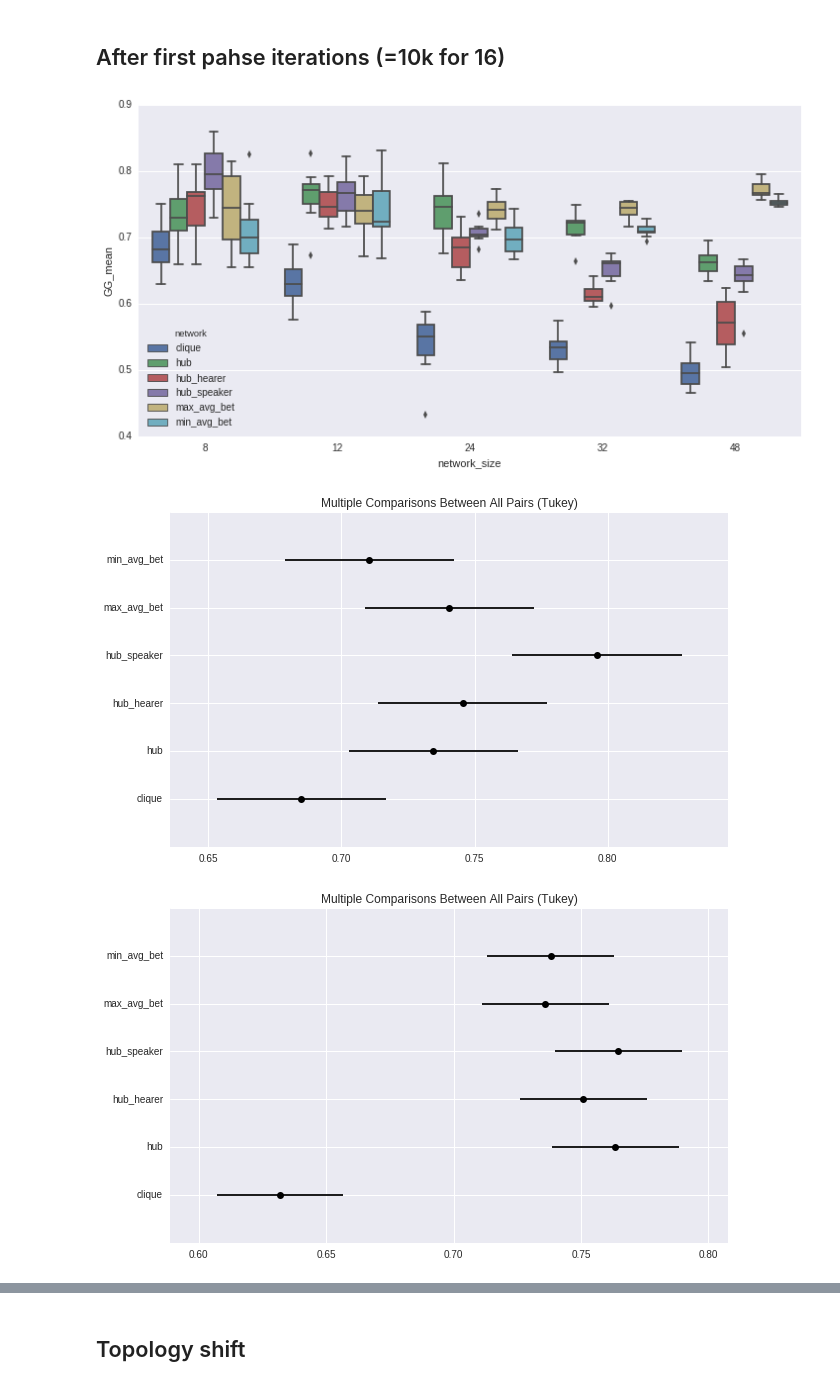
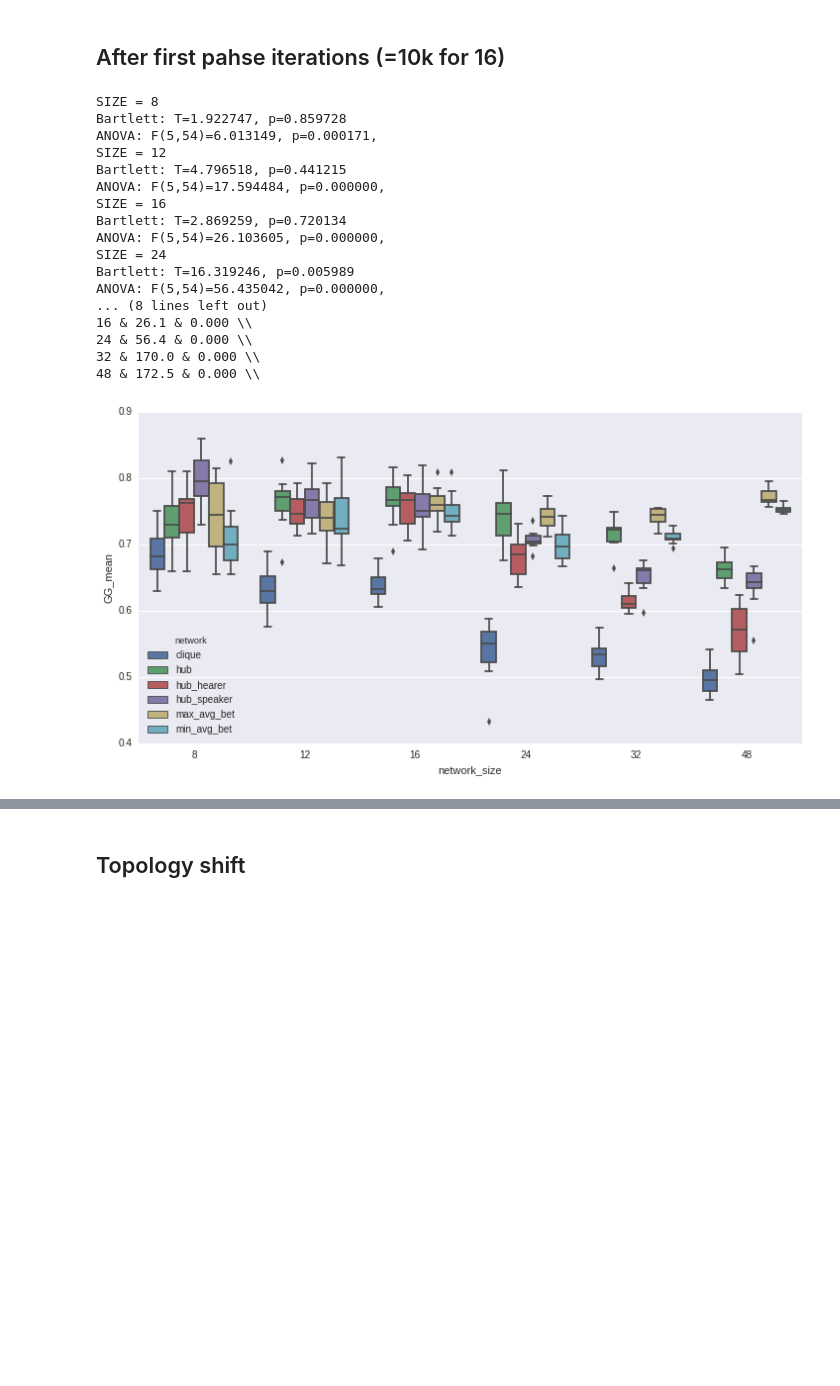
Before and after one commit to zubekj/cog-abm, a Jupyter notebook: rev_statistical_analysis.ipynb, the cells around one changed output, grey strips where cells are left out. Saved outputs shown, nothing was run; the diff lists cells and outputs as text; code cells hidden in the pictures; blank space fills up the shorter version.

```diff
--- a/rev_statistical_analysis.ipynb
+++ b/rev_statistical_analysis.ipynb
@@ -13,6 +16,9 @@ def load_data(path):
     g = df.groupby(['network_size', 'network', 'simulation'])
     df['it2'] = g.cumcount()
     df.sort_values(['network_size', 'network', 'simulation', 'it'], inplace=True)
+    for c in df.columns:
+        if c.endswith('_avar') or (c.endswith('_mean') and c not in ('GG_mean', 'CL_mean')):
+            del df[c]
     return df
 # %%
 env_shift = load_data('ext_env_shift_results_vi.csv')
@@ -19,0 +77,9 @@ top_shift = load_data('ext_top_shift_results_vi.csv')
+# %%
+ts16 = load_old('raw_data_N16/shift_sim_data/', r'^data_(?P<network>\w+)_to_clique_(?P<measure>\w+)(?P<simulation>\d)$')
+es16 = load_old('raw_data_N16/env_shift_gauss_sim_data/', r'^data_env_training(?P<network>[a-z_]+)(?P<measure>[A-Z_]+)_(?P<simulation>\d)$')
+
+env_shift = pd.concat([env_shift, es16])
+top_shift = pd.concat([top_shift, ts16])
+
+env_shift.sort_values(['network_size', 'network', 'simulation', 'it'], inplace=True)
+top_shift.sort_values(['network_size', 'network', 'simulation', 'it'], inplace=True)
@@ -38,14 +118,29 @@ plt.rcParams['figure.figsize']=(12,6)
 # %%
 def do_anal(df, dv, alpha=0.05):
     sizes = sorted(set(df['network_size']))
+    networks = sorted(set(df['network']))
+    #print([n for n in sizes])
+    #print([net for net in networks])
     sns.boxplot(data=df, y=dv, x='network_size', hue='network')
+    tab = []
     for N in sizes:
         dfn = df[df.network_size == N]
+        print("SIZE = %d" % N)
+        grp = [dfn[dfn.network == net][dv] for net in networks]
+        T, p = bartlett(*grp)
+        print("Bartlett: T=%f, p=%f" % (T, p))
+        #H, p = kruskal(*grp)
+        #print("Kruskal-Wallis: H=%f, p=%f" % (H, p))
         # mm = mixedlm(dv + ' ~ network', df, groups=df['network_size']).fit()
+        mm = ols(dv + ' ~ network', dfn).fit()
+        print("ANOVA: F(%d,%d)=%f, p=%f, " % (mm.df_model, mm.df_resid, mm.fvalue, mm.f_pvalue))
         # print(mm.summary())
         mcomp = pairwise_tukeyhsd(endog=dfn[dv], groups=dfn['network'], alpha=alpha)
-        mcomp.plot_simultaneous()
+        # mcomp.plot_simultaneous()
         # print(mcomp.summary())
+        tab.append('%d & %.1f & %.3f \\\\' % (N, mm.fvalue, mm.f_pvalue))
+    for row in tab:
+        print(row)
 # %% [markdown]
 ## After first pahse iterations (=10k for 16)
 # %%
@@ -53,8 +148,23 @@ df = top_shift
 p1_CSL = df[df.it2==phase1][cols + ['GG_mean']]
 p1_CSG = df[df.it2==phase1][cols + ['CL_mean']]
 # %%
-do_anal(p1_CSL, 'GG_mean')
+mm = do_anal(p1_CSL, 'GG_mean')
 # %% [output]
+SIZE = 8
+Bartlett: T=1.922747, p=0.859728
+ANOVA: F(5,54)=6.013149, p=0.000171,
+SIZE = 12
+Bartlett: T=4.796518, p=0.441215
+ANOVA: F(5,54)=17.594484, p=0.000000,
+SIZE = 16
+Bartlett: T=2.869259, p=0.720134
+ANOVA: F(5,54)=26.103605, p=0.000000,
+SIZE = 24
+Bartlett: T=16.319246, p=0.005989
+ANOVA: F(5,54)=56.435042, p=0.000000,
+... (8 lines left out)
+16 & 26.1 & 0.000 \\
+24 & 56.4 & 0.000 \\
+32 & 170.0 & 0.000 \\
+48 & 172.5 & 0.000 \\
-[figure, old version]
+[figure, new version]
-[figure, removed]
-[figure, removed]
```
Also changed, not shown: parts of 12 cells of this notebook.
